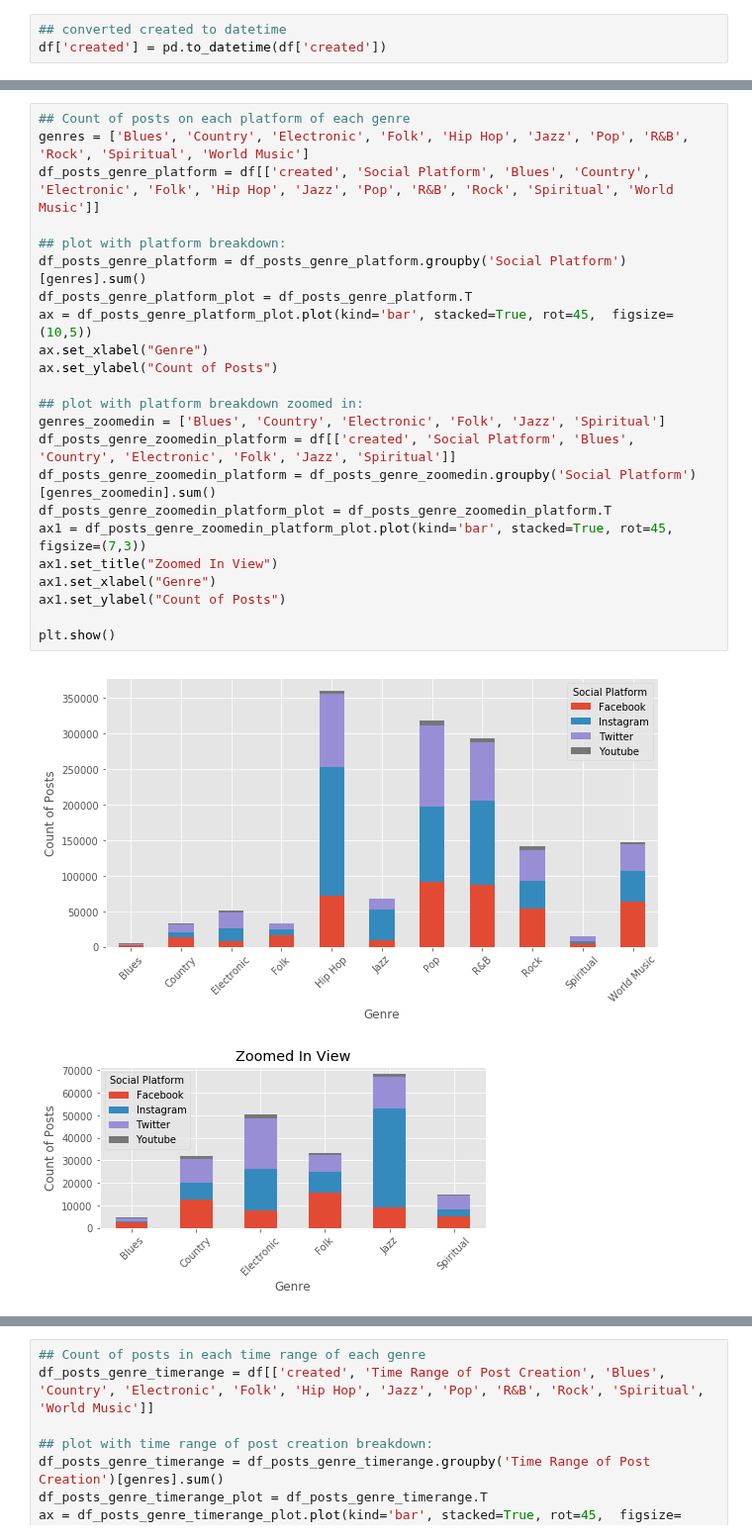
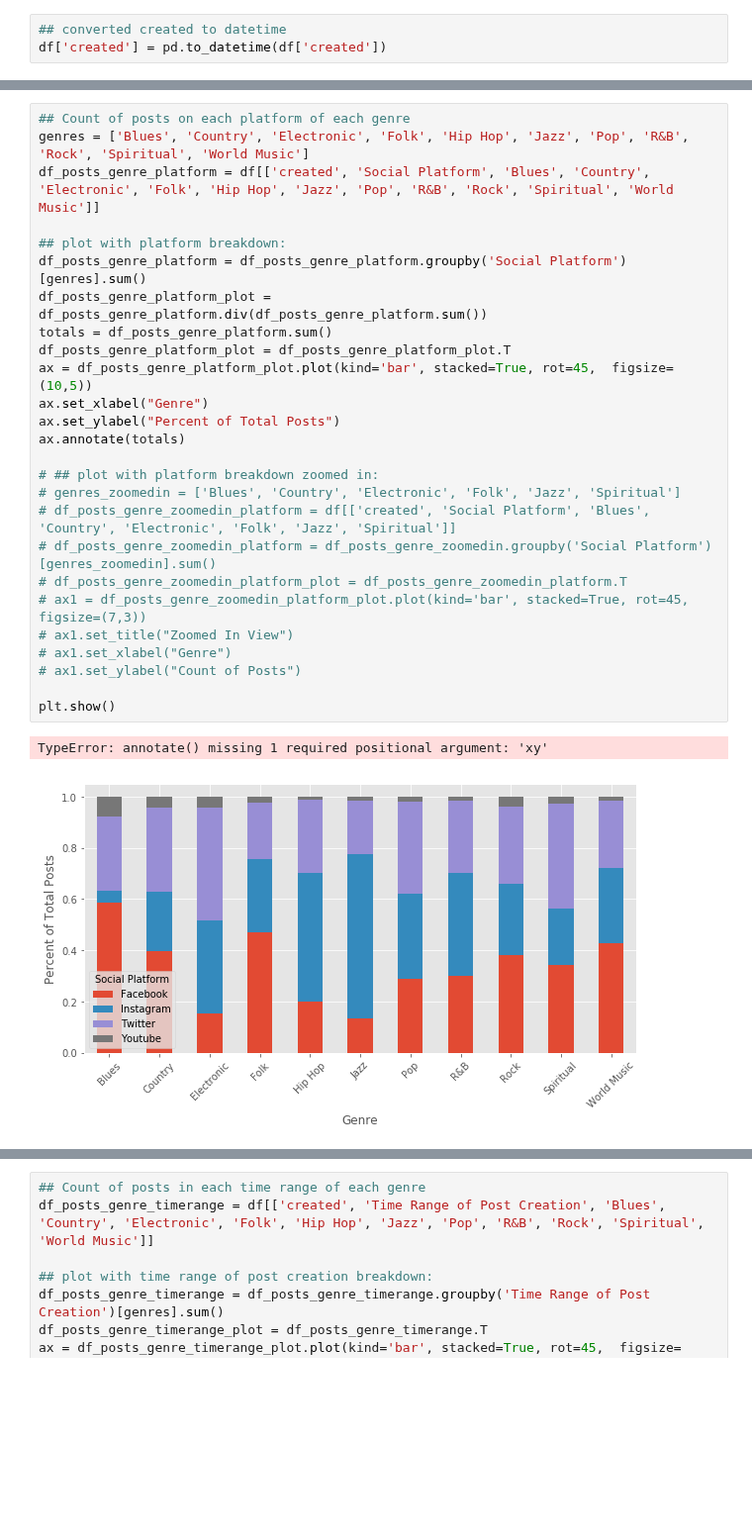
Before and after one commit to ghazalerfani/SocialMedia-Music, a Jupyter notebook: CleanedDatasets/EDA Task 2.ipynb, the cells around one changed output, grey strips where cells are left out. Shown at 99% size. Drawn from its saved outputs; the diff is of its cells as text; blank space fills up the shorter version.

```diff
--- a/CleanedDatasets/EDA Task 2.ipynb
+++ b/CleanedDatasets/EDA Task 2.ipynb
@@ -92,26 +95,29 @@ Note 2: All artists post on all platforms (except 7 artists who don't have Youtu
 # %%
 ## Count of posts on each platform of each genre
 genres = ['Blues', 'Country', 'Electronic', 'Folk', 'Hip Hop', 'Jazz', 'Pop', 'R&B', 'Rock', 'Spiritual', 'World Music']
 df_posts_genre_platform = df[['created', 'Social Platform', 'Blues', 'Country', 'Electronic', 'Folk', 'Hip Hop', 'Jazz', 'Pop', 'R&B', 'Rock', 'Spiritual', 'World Music']]
 
 ## plot with platform breakdown:
 df_posts_genre_platform = df_posts_genre_platform.groupby('Social Platform')[genres].sum()
-df_posts_genre_platform_plot = df_posts_genre_platform.T
+df_posts_genre_platform_plot = df_posts_genre_platform.div(df_posts_genre_platform.sum())
+totals = df_posts_genre_platform.sum()
+df_posts_genre_platform_plot = df_posts_genre_platform_plot.T
 ax = df_posts_genre_platform_plot.plot(kind='bar', stacked=True, rot=45,  figsize=(10,5))
 ax.set_xlabel("Genre")
-ax.set_ylabel("Count of Posts")
+ax.set_ylabel("Percent of Total Posts")
+ax.annotate(totals)
 
-## plot with platform breakdown zoomed in:
-genres_zoomedin = ['Blues', 'Country', 'Electronic', 'Folk', 'Jazz', 'Spiritual']
-df_posts_genre_zoomedin_platform = df[['created', 'Social Platform', 'Blues', 'Country', 'Electronic', 'Folk', 'Jazz', 'Spiritual']]
-df_posts_genre_zoomedin_platform = df_posts_genre_zoomedin.groupby('Social Platform')[genres_zoomedin].sum()
-df_posts_genre_zoomedin_platform_plot = df_posts_genre_zoomedin_platform.T
-ax1 = df_posts_genre_zoomedin_platform_plot.plot(kind='bar', stacked=True, rot=45,  figsize=(7,3))
-ax1.set_title("Zoomed In View")
-ax1.set_xlabel("Genre")
-ax1.set_ylabel("Count of Posts")
+# ## plot with platform breakdown zoomed in:
+# genres_zoomedin = ['Blues', 'Country', 'Electronic', 'Folk', 'Jazz', 'Spiritual']
+# df_posts_genre_zoomedin_platform = df[['created', 'Social Platform', 'Blues', 'Country', 'Electronic', 'Folk', 'Jazz', 'Spiritual']]
+# df_posts_genre_zoomedin_platform = df_posts_genre_zoomedin.groupby('Social Platform')[genres_zoomedin].sum()
+# df_posts_genre_zoomedin_platform_plot = df_posts_genre_zoomedin_platform.T
+# ax1 = df_posts_genre_zoomedin_platform_plot.plot(kind='bar', stacked=True, rot=45,  figsize=(7,3))
+# ax1.set_title("Zoomed In View")
+# ax1.set_xlabel("Genre")
+# ax1.set_ylabel("Count of Posts")
 
 plt.show()
 # %% [output]
+TypeError: annotate() missing 1 required positional argument: 'xy'
-[figure, old version]
+[figure, new version]
-[figure, removed]
```
Also changed, not shown: parts of 10 cells of this notebook, 1 other file.
